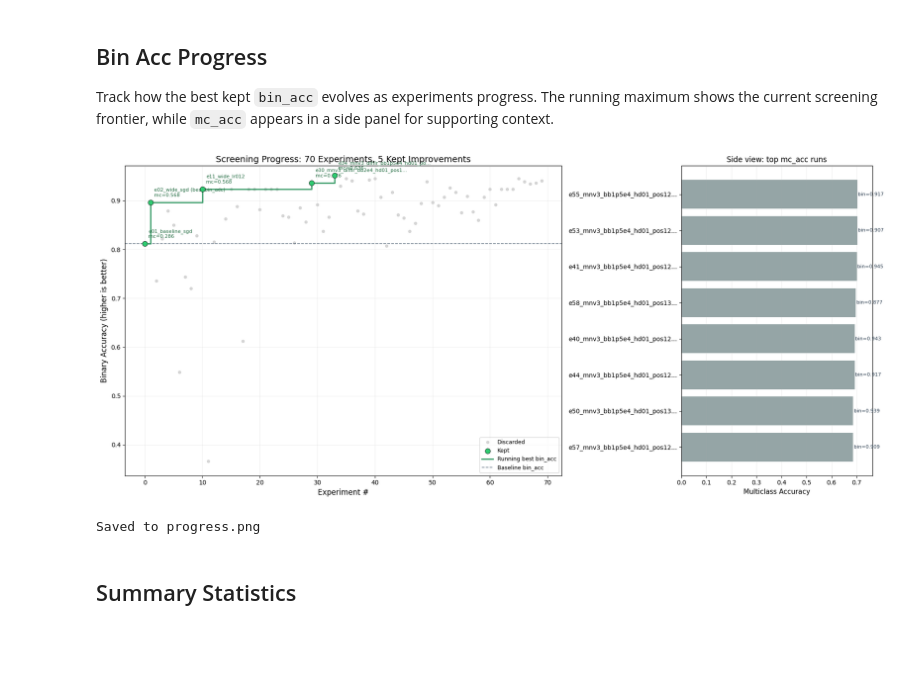
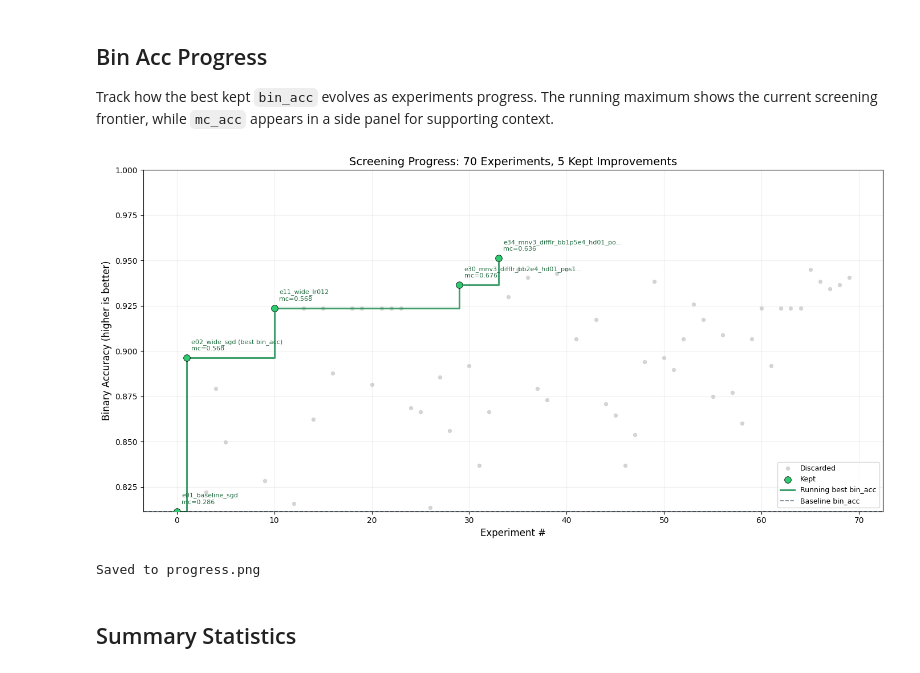
Before and after one commit to ruby0322/ntuh-pd-exit-site-classification, a Jupyter notebook: analysis.ipynb, the cells around one changed output. Saved outputs shown, nothing was run; the diff lists cells and outputs as text; code cells hidden in the pictures; blank space fills up the shorter version.

Commit message:
docs: adjusst progress plot

```diff
--- a/analysis.ipynb
+++ b/analysis.ipynb
@@ -86,10 +86,7 @@ KEPT experiments (5 total):
 
 Track how the best kept `bin_acc` evolves as experiments progress. The running maximum shows the current screening frontier, while `mc_acc` appears in a side panel for supporting context.
 # %%
-fig = plt.figure(figsize=(18, 8))
-gs = fig.add_gridspec(1, 2, width_ratios=[3.2, 1.4])
-ax = fig.add_subplot(gs[0, 0])
-ax_side = fig.add_subplot(gs[0, 1])
+fig, ax = plt.subplots(figsize=(14, 7))
 
 valid = df[df["status"] != "CRASH"].copy().reset_index(drop=True)
 baseline_bin = valid.loc[0, "bin_acc"]
@@ -135,54 +132,35 @@ for idx, row in kept_v.iterrows():
     if len(desc) > 34:
         desc = desc[:31] + "..."
     label = f"{desc}\nmc={row['mc_acc']:.3f}"
     ax.annotate(
         label,
         (idx, row["bin_acc"]),
         textcoords="offset points",
         xytext=(6, 8),
         fontsize=8,
         color="#166437",
         alpha=0.95,
         ha="left",
         va="bottom",
     )
 
 n_total = len(df)
 n_kept = int(df["is_kept"].sum())
 ax.axhline(baseline_bin, color="#34495e", linestyle="--", linewidth=1.2, alpha=0.7, label="Baseline bin_acc")
 ax.set_xlabel("Experiment #", fontsize=12)
 ax.set_ylabel("Binary Accuracy (higher is better)", fontsize=12)
 ax.set_title(f"Screening Progress: {n_total} Experiments, {n_kept} Kept Improvements", fontsize=14)
 ax.legend(loc="lower right", fontsize=9)
 ax.grid(True, alpha=0.2)
-ax.set_ylim(max(0.0, valid["bin_acc"].min() - 0.03), min(1.0, valid["bin_acc"].max() + 0.02))
+ax.set_ylim(baseline_bin, 1.0)
 
-# Side panel: best mc_acc runs for context, colored by keep/discard.
-top_mc = valid.sort_values(["mc_acc", "bin_acc"], ascending=False).head(8).copy()
-top_mc = top_mc.iloc[::-1]
-labels = [d if len(d) <= 30 else d[:27] + "..." for d in top_mc["description"]]
-colors = ["#2ecc71" if s == "KEEP" else "#95a5a6" for s in top_mc["status"]]
-ax_side.barh(labels, top_mc["mc_acc"], color=colors)
-for y, (_, row) in enumerate(top_mc.iterrows()):
-    ax_side.text(
-        row["mc_acc"] + 0.002,
-        y,
-        f"bin={row['bin_acc']:.3f}",
-        va="center",
-        fontsize=8,
-        color="#2c3e50",
-    )
-ax_side.set_title("Side view: top mc_acc runs", fontsize=12)
-ax_side.set_xlabel("Multiclass Accuracy", fontsize=11)
-ax_side.grid(True, axis="x", alpha=0.2)
-ax_side.set_xlim(0, min(1.0, top_mc["mc_acc"].max() + 0.06))
 
 plt.tight_layout()
 plt.savefig("progress.png", dpi=150, bbox_inches="tight")
 plt.show()
 print("Saved to progress.png")
 # %% [output]
-[figure, old version]
+[figure, new version]
 Saved to progress.png
 # %% [markdown]
 ## Summary Statistics
```
Also changed, not shown: 5 other files.
